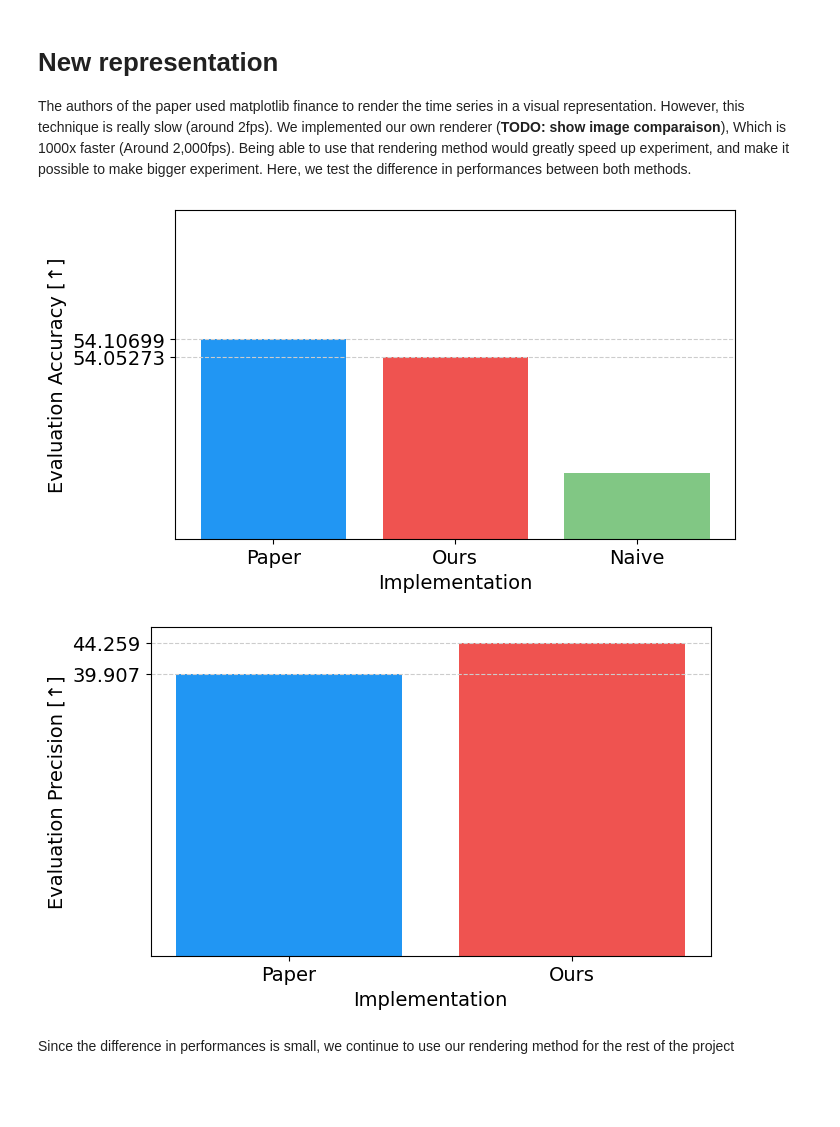
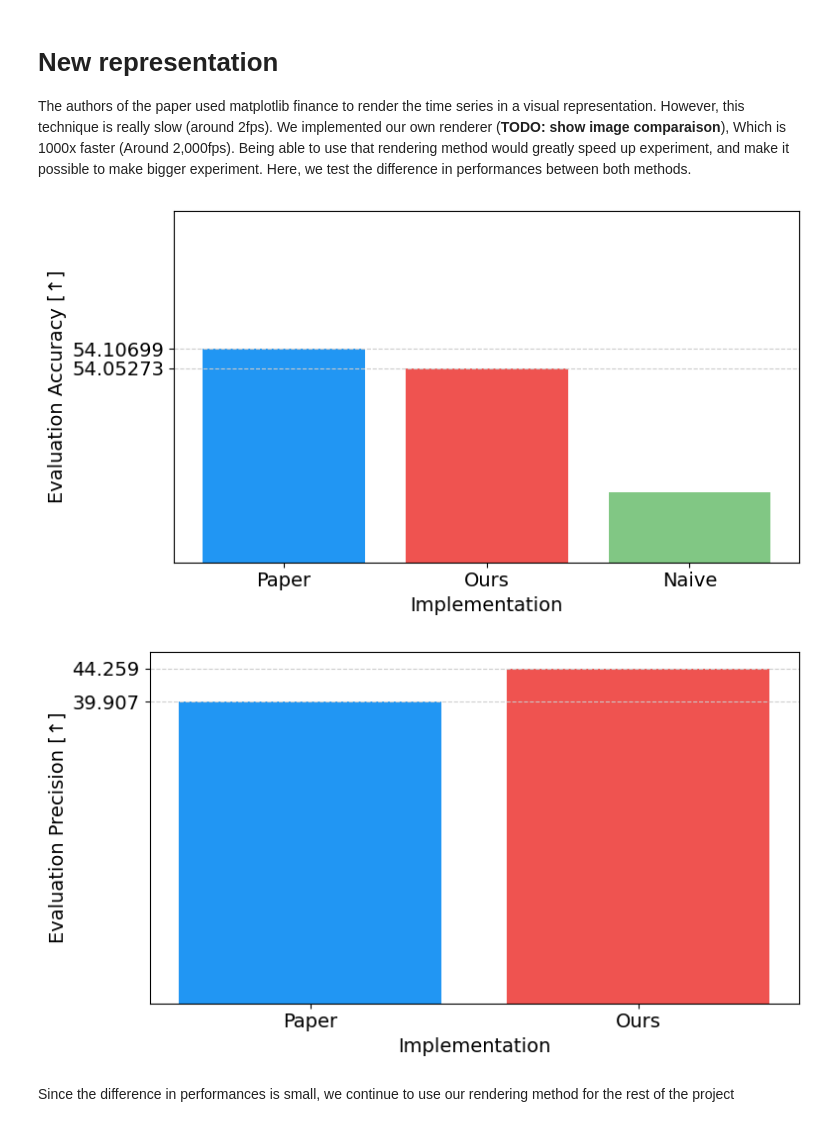
Before and after one commit to anthol42/MLSP-final_project, a Jupyter notebook: deep/notebooks/ablation.ipynb, the cells around one changed output. Cells and saved outputs as stored; diff of their text form; code cells hidden in the pictures; blank space fills up the shorter version.

```diff
--- a/deep/notebooks/ablation.ipynb
+++ b/deep/notebooks/ablation.ipynb
@@ -94,24 +102,26 @@ plt.grid(axis="y")
 plt.xlabel("Implementation")
 if OUT_FIGS is not None:
     plt.subplots_adjust(bottom=0.15, left=0.20)
+    plt.tight_layout()
     plt.savefig(f"{OUT_FIGS}/new_repr_acc.svg")
 # %% [output]
-[figure, old version]
+[figure, new version]
 # %%
 runID = [10, 11]
 acc = [100 * rTable.loc[rid]["precision"] for rid in runID]
 names = ["Paper", "Ours"]
 plt.bar(names, acc, color=COLORS[:2])
 plt.yticks(acc)
 # plt.ylim(53., 54.5)
 plt.ylabel("Evaluation Precision [↑]")
 plt.grid(axis="y")
 plt.xlabel("Implementation")
 if OUT_FIGS is not None:
     plt.subplots_adjust(bottom=0.15, left=0.20)
+    plt.tight_layout()
     plt.savefig(f"{OUT_FIGS}/new_repr_precision.svg")
 # %% [output]
-[figure, old version]
+[figure, new version]
 # %% [markdown]
 Since the difference in performances is small, we continue to use our rendering method for the rest of the project
 # %% [markdown]
```
Also changed, not shown: parts of 11 cells of this notebook, 2 other files.
